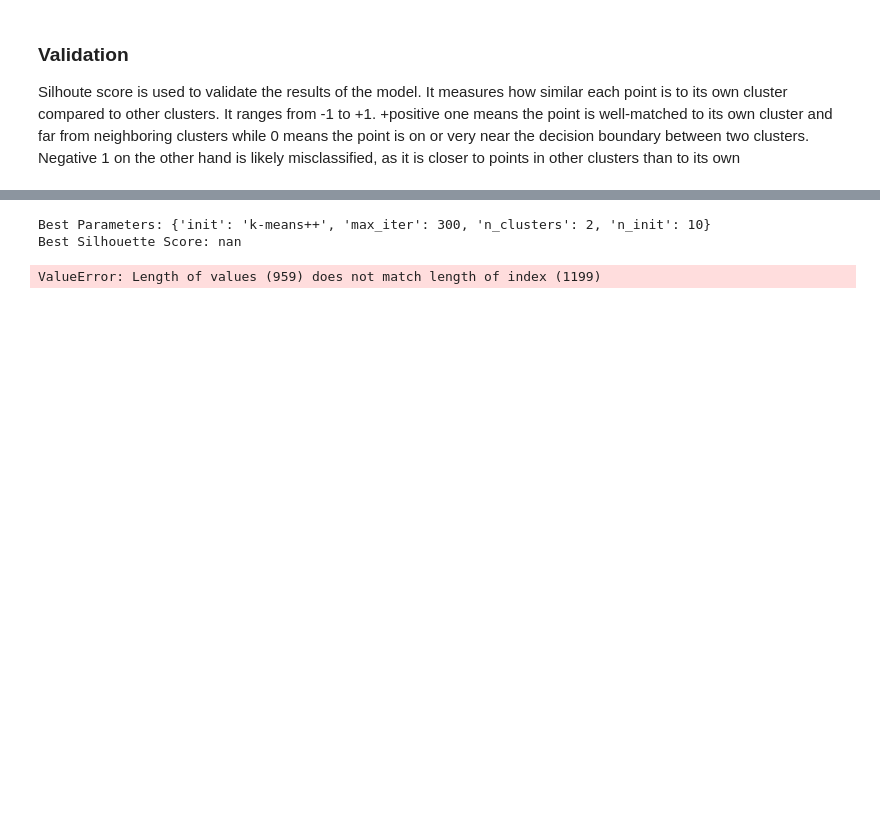
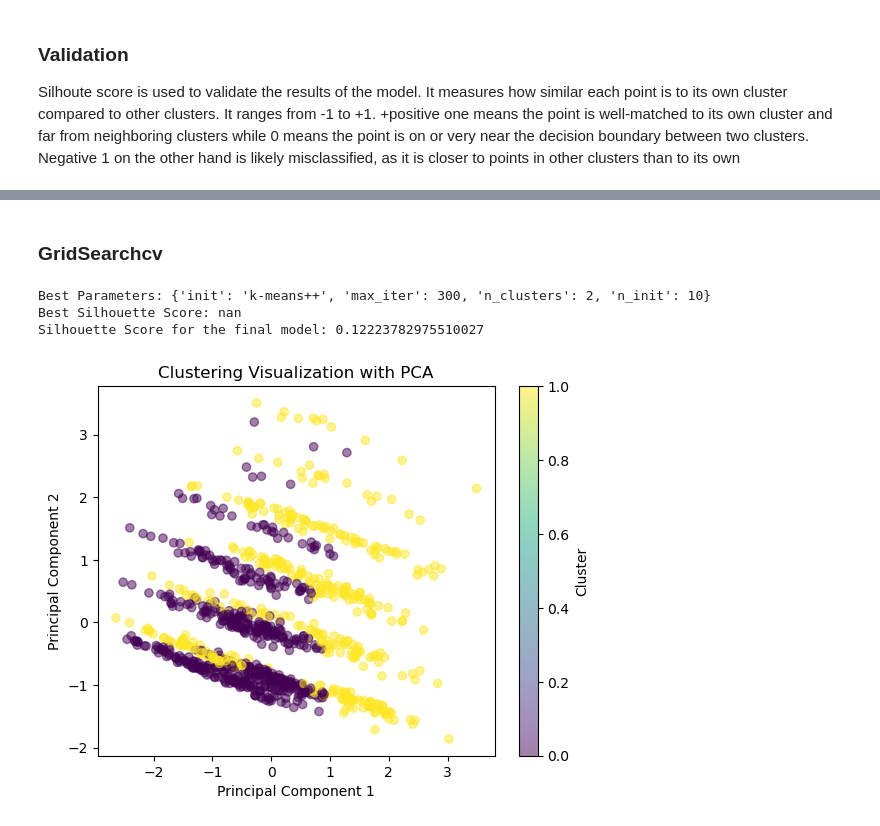
Before and after one commit to James-Kosgei/Phase-4-Project-, a Jupyter notebook: idex.ipynb, the cells around one changed output, grey strips where cells are left out. Saved outputs shown, nothing was run; the diff lists cells and outputs as text; code cells hidden in the pictures; blank space fills up the shorter version.

Commit message:
final index file

```diff
--- a/idex.ipynb
+++ b/idex.ipynb
@@ -404,8 +388,9 @@ A silhouette score of -0.01576258762166664 indicates that the clusters formed ar
+# %% [markdown]
+### GridSearchcv
 # %%
+from sklearn.model_selection import GridSearchCV
+from sklearn.metrics import make_scorer, silhouette_score
 
-from sklearn.model_selection import GridSearchCV
-from sklearn.cluster import KMeans
-from sklearn.metrics import make_scorer, silhouette_score# Define silhouette scorer
 def silhouette_scorer(estimator, X):
     labels = estimator.predict(X)  # Predict cluster labels
     score = silhouette_score(X, labels)
@@ -423,40 +408,42 @@ param_grid = {
 grid_search = GridSearchCV(
     estimator=kmeans,
     param_grid=param_grid,
-    scoring=make_scorer(silhouette_scorer, greater_is_better=True),  # Use Silhouette Score as scoring metric
-    cv=5,  # Cross-validation (for cluster validation purposes)
+    scoring=make_scorer(silhouette_scorer, greater_is_better=True),
+    cv=5,  # Cross-validation
     n_jobs=-1  # Use all available processors for faster computation
 )
 
 grid_search.fit(X_train_transformed)
 
 # Print the best parameters and best Silhouette Score
 print("Best Parameters:", grid_search.best_params_)
 print("Best Silhouette Score:", grid_search.best_score_)
 
 # Best KMeans model
 best_kmeans = grid_search.best_estimator_
 
+
 # Predict the clusters with the best model
-df['cluster'] = best_kmeans.predict(X_train_transformed)
+X_train_transformed['y_kmeans'] = best_kmeans.predict(X_train_transformed)
 
 # Compute the Silhouette Score for the final clustering model
-sil_score_final = silhouette_score(X_train_transformed, df['y_kmeans'].dropna())
+sil_score_final = silhouette_score(X_train_transformed, X_train_transformed['y_kmeans'])
 print(f"Silhouette Score for the final model: {sil_score_final}")
 
 # Visualize the clusters using PCA (if desired)
 from sklearn.decomposition import PCA
 pca = PCA(n_components=2)
 X_pca = pca.fit_transform(X_train_transformed)
 
 # Scatter plot of clusters
-plt.scatter(X_pca[:, 0], X_pca[:, 1], c=df['y_kmeans'].dropna(), cmap='viridis', alpha=0.5)
+plt.scatter(X_pca[:, 0], X_pca[:, 1], c=X_train_transformed['y_kmeans'].dropna(), cmap='viridis', alpha=0.5)
 plt.title('Clustering Visualization with PCA')
 plt.xlabel('Principal Component 1')
 plt.ylabel('Principal Component 2')
 plt.colorbar(label='Cluster')
 plt.show()
 # %% [output]
 Best Parameters: {'init': 'k-means++', 'max_iter': 300, 'n_clusters': 2, 'n_init': 10}
 Best Silhouette Score: nan
+Silhouette Score for the final model: 0.12223782975510027
-ValueError: Length of values (959) does not match length of index (1199)
+[figure, added]
```
Also changed, not shown: parts of 14 cells of this notebook.
